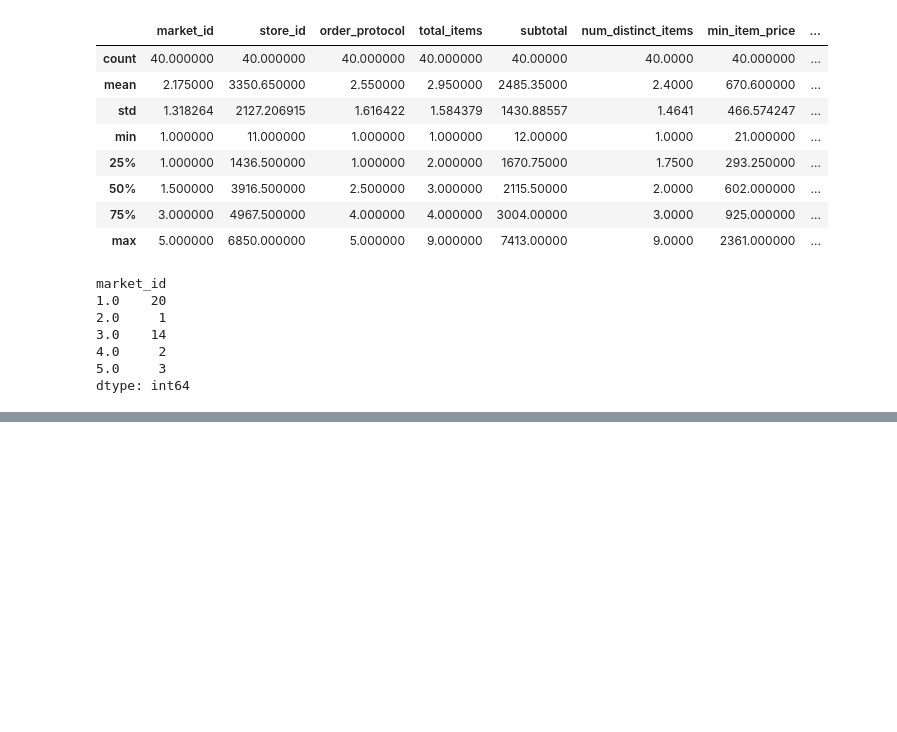
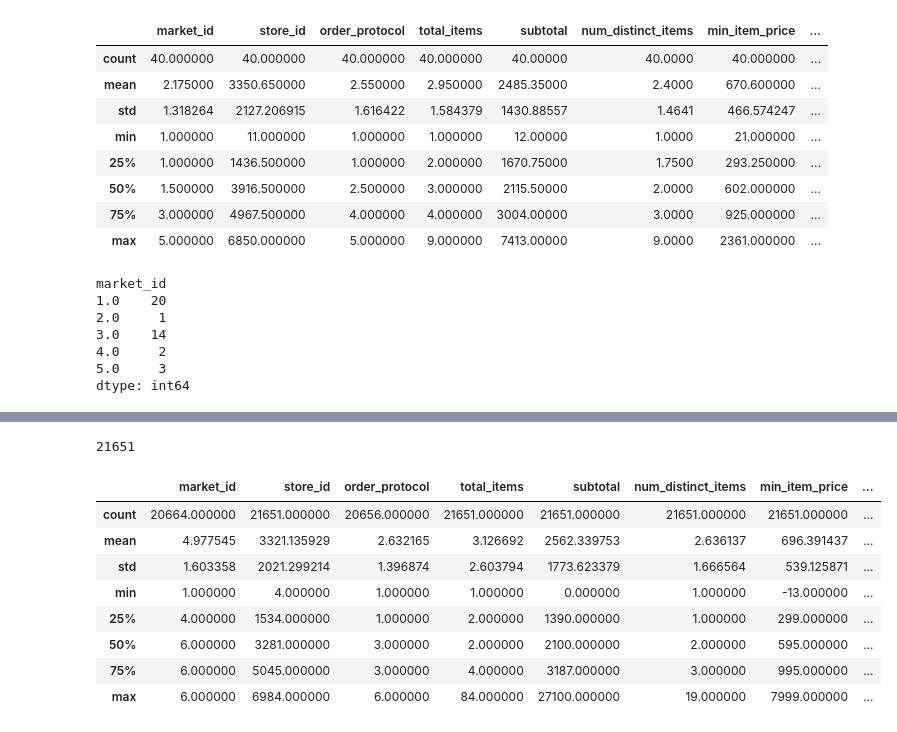
Before and after one commit to dklim-git/DoorDash-Project, a Jupyter notebook: data_clean.ipynb, the cells around one changed output, grey strips where cells are left out. Cells and saved outputs as stored; diff of their text form; code cells hidden in the pictures; blank space fills up the shorter version.

```diff
--- a/data_clean.ipynb
+++ b/data_clean.ipynb
@@ -358,0 +421,16 @@ dtype: int64
+# %%
+len(df_nulls)
+# %% [output]
+21651
+# %%
+df_nulls.describe()
+# %% [output]
+|  | market_id | store_id | order_protocol | total_items | subtotal | num_distinct_items | min_item_price | ... |
+| count | 20664.000000 | 21651.000000 | 20656.000000 | 21651.000000 | 21651.000000 | 21651.000000 | 21651.000000 | ... |
+| mean | 4.977545 | 3321.135929 | 2.632165 | 3.126692 | 2562.339753 | 2.636137 | 696.391437 | ... |
+| std | 1.603358 | 2021.299214 | 1.396874 | 2.603794 | 1773.623379 | 1.666564 | 539.125871 | ... |
+| min | 1.000000 | 4.000000 | 1.000000 | 1.000000 | 0.000000 | 1.000000 | -13.000000 | ... |
+| 25% | 4.000000 | 1534.000000 | 1.000000 | 2.000000 | 1390.000000 | 1.000000 | 299.000000 | ... |
+| 50% | 6.000000 | 3281.000000 | 3.000000 | 2.000000 | 2100.000000 | 2.000000 | 595.000000 | ... |
+| 75% | 6.000000 | 5045.000000 | 3.000000 | 4.000000 | 3187.000000 | 3.000000 | 995.000000 | ... |
+| max | 6.000000 | 6984.000000 | 6.000000 | 84.000000 | 27100.000000 | 19.000000 | 7999.000000 | ... |
```
Also changed, not shown: parts of 5 cells of this notebook.
